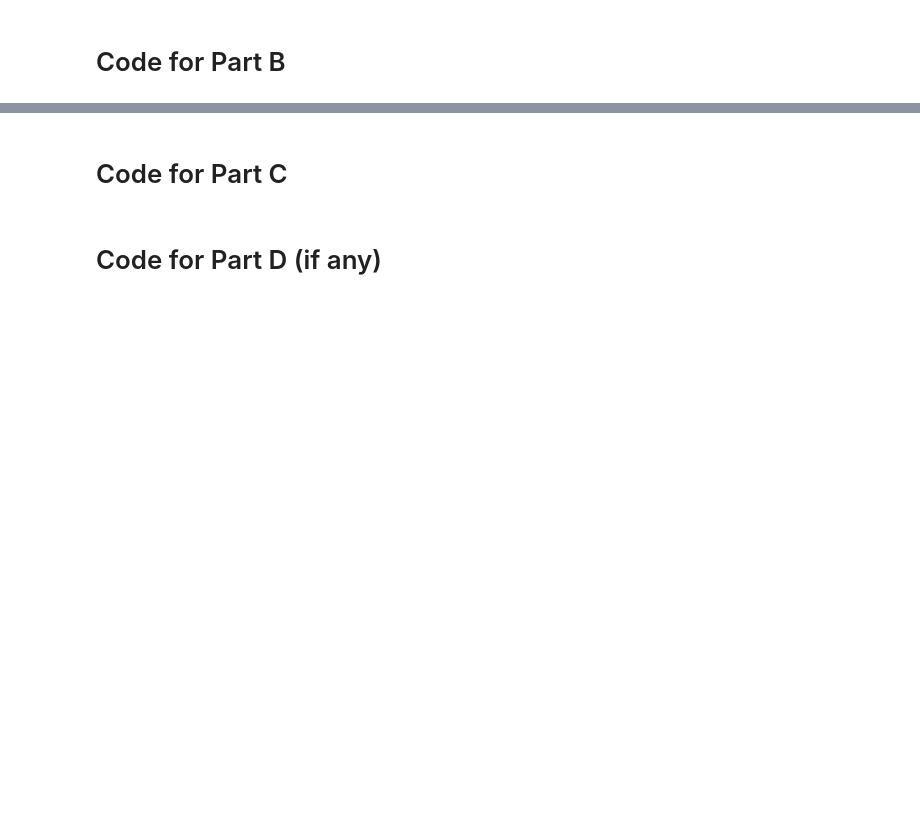
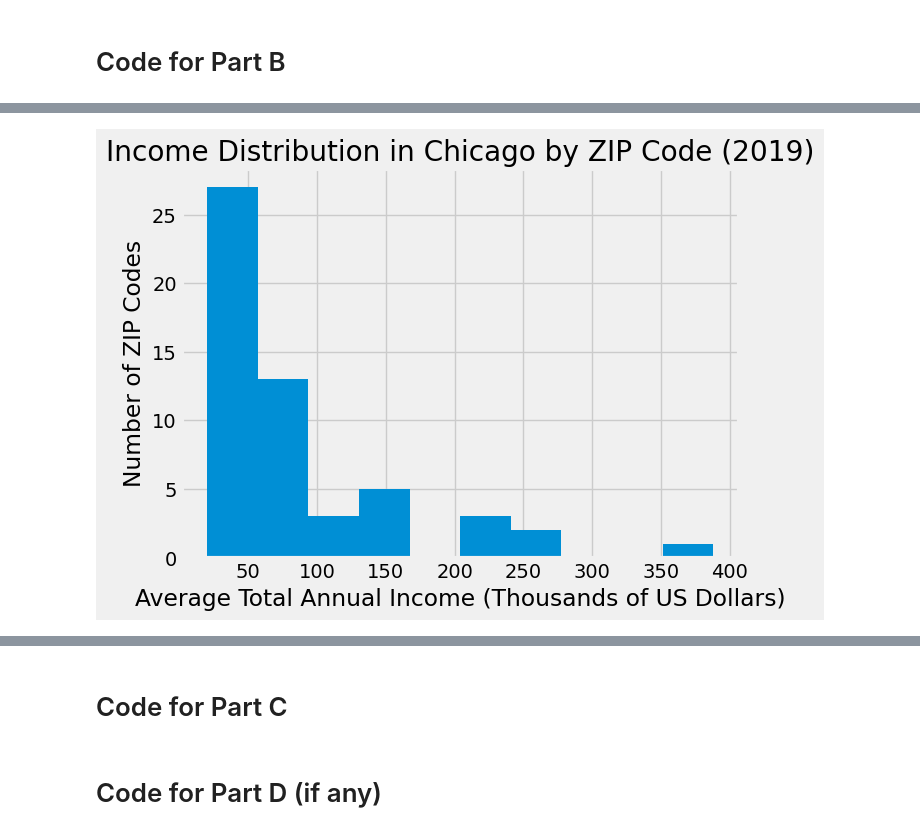
Before and after one commit to rbitton1729/chicagostats, a Jupyter notebook: chicagostats.ipynb, the cells around one changed output, grey strips where cells are left out. Saved outputs shown, nothing was run; the diff lists cells and outputs as text; code cells hidden in the pictures; blank space fills up the shorter version.

```diff
--- a/chicagostats.ipynb
+++ b/chicagostats.ipynb
@@ -295,0 +301,8 @@ plt.show()
+# %%
+plt.hist(income["Average Total Income (USD)"], bins=10)
+plt.xlabel("Average Total Annual Income (Thousands of US Dollars)")
+plt.ylabel("Number of ZIP Codes")
+plt.title("Income Distribution in Chicago by ZIP Code (2019)")
+plt.show()
+# %% [output]
+[figure, added]
```
Also changed, not shown: parts of 10 cells of this notebook, 1 other file.
